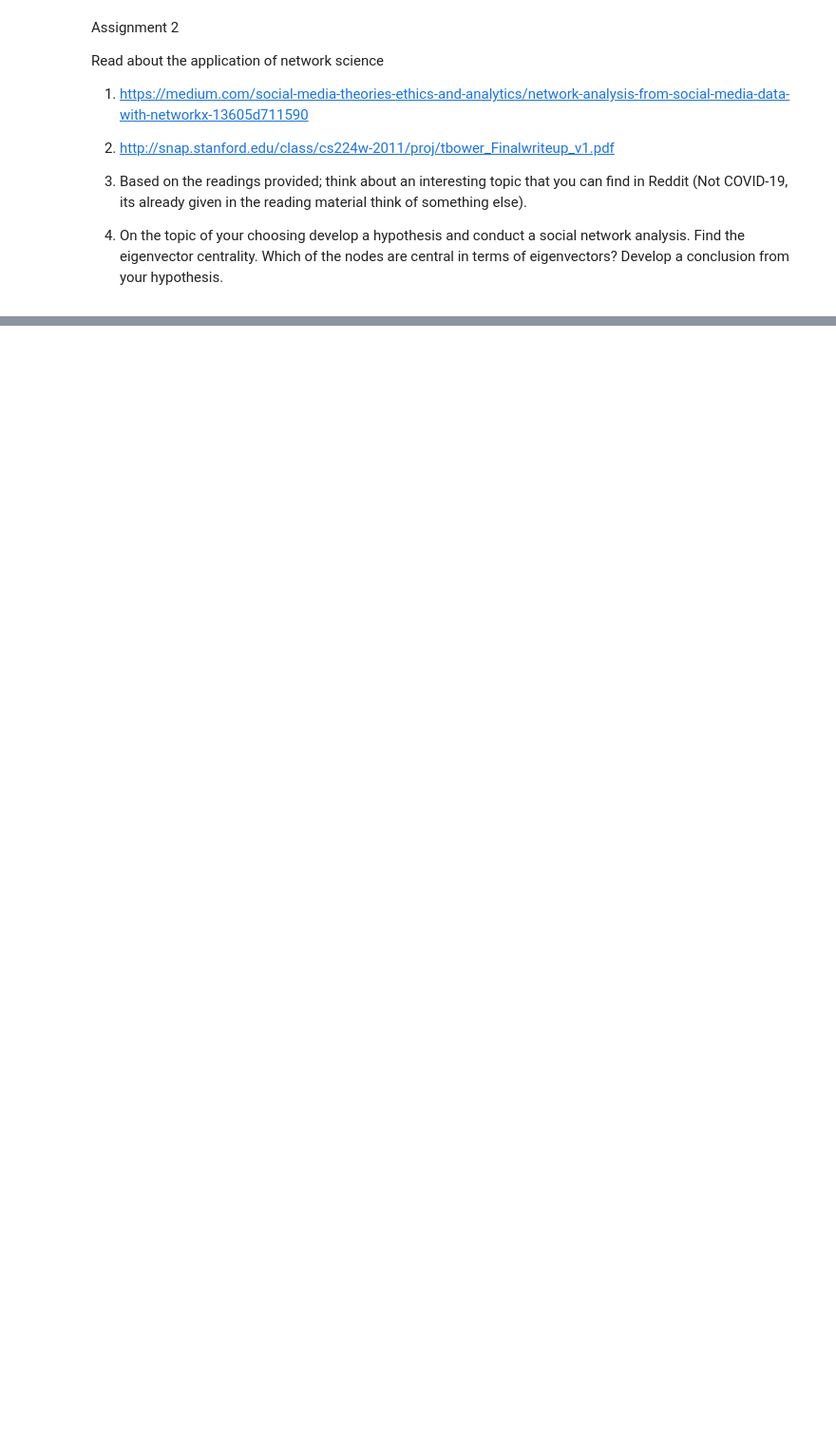
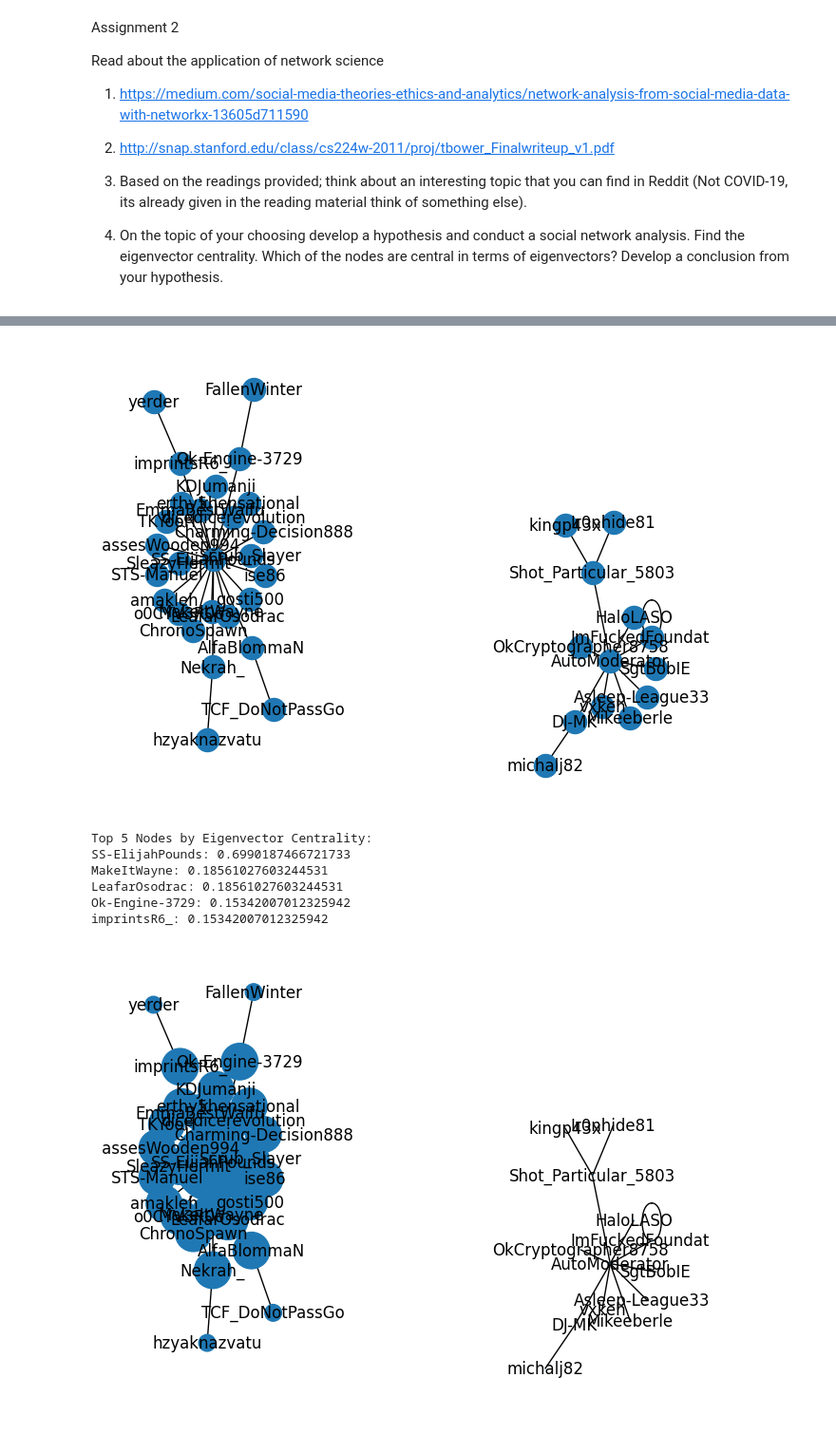
Before and after one commit to dreisnew/Linear_Algebra, a Jupyter notebook: ASSIGNMENTS/Application_Spectral_Theory5.ipynb, the cells around one changed output, grey strips where cells are left out. Shown at 95% size. Cells and saved outputs as stored; diff of their text form; code cells hidden in the pictures; blank space fills up the shorter version.

```diff
--- a/ASSIGNMENTS/Application_Spectral_Theory5.ipynb
+++ b/ASSIGNMENTS/Application_Spectral_Theory5.ipynb
@@ -131,0 +132,74 @@ Read about the application of network science
+# %%
+import praw
+import networkx as nx
+import matplotlib.pyplot as plt
+
+# Reddit API credentials
+reddit_client_id = 'mreGC67gvIw3h2DAO4_qOA'
+reddit_client_secret = 'Jj4sLPl1kPvd11WrMKsbGPLCSm4BKA'
+user_agent = 'tech by dreisfab'
+
+# Create a Reddit instance
+reddit = praw.Reddit(client_id=reddit_client_id,
+                     client_secret=reddit_client_secret,
+                     user_agent=user_agent)
+
+# Function to get comments from a specific submission
+def get_comments(submission):
+    submission.comments.replace_more(limit=None)
+    return submission.comments.list()
+
+# Function to build a graph from comments
+def build_graph(subreddit, submission_limit=10):
+    G = nx.Graph()
+    for submission in reddit.subreddit(subreddit).hot(limit=submission_limit):
+        comments = get_comments(submission)
+        for comment in comments:
+            parent_author = comment.parent().author
+            author = comment.author
+            if parent_author and author:
+                G.add_edge(parent_author, author)
+    return G
+
+# Function to calculate eigenvector centrality
+def calculate_eigenvector_centrality(graph):
+    centrality = nx.eigenvector_centrality(graph)
+    return centrality
+
+# Function to plot the graph
+def plot_graph(graph, pos):
+    nx.draw(graph, pos, with_labels=True)
+    plt.show()
+
+# Main script
+# Main script
+if __name__ == "__main__":
+    subreddit_name = 'steelseries'  # Replace with your desired subreddit
+    graph = build_graph(subreddit_name, submission_limit=10)
+
+    pos = nx.spring_layout(graph)
+
+    # Plot the graph with positions
+    plot_graph(graph, pos)
+
+    eigenvector_centrality = calculate_eigenvector_centrality(graph)
+    sorted_centrality = sorted(eigenvector_centrality.items(), key=lambda x: x[1], reverse=True)
+
+    # Print the top 5 central nodes
+    print("Top 5 Nodes by Eigenvector Centrality:")
+    for node, centrality in sorted_centrality[:5]:
+        print(f"{node}: {centrality}")
+
+    # Draw the graph with node size based on eigenvector centrality
+    node_size = [5000 * eigenvector_centrality[node] for node in graph.nodes]
+    nx.draw(graph, pos, with_labels=True, node_size=node_size, cmap=plt.cm.Blues)
+    plt.show()
+# %% [output]
+[figure, added]
+Top 5 Nodes by Eigenvector Centrality:
+SS-ElijahPounds: 0.6990187466721733
+MakeItWayne: 0.18561027603244531
+LeafarOsodrac: 0.18561027603244531
+Ok-Engine-3729: 0.15342007012325942
+imprintsR6_: 0.15342007012325942
+[figure, added]
```
Also changed, not shown: parts of 3 cells of this notebook, 22 other files.
